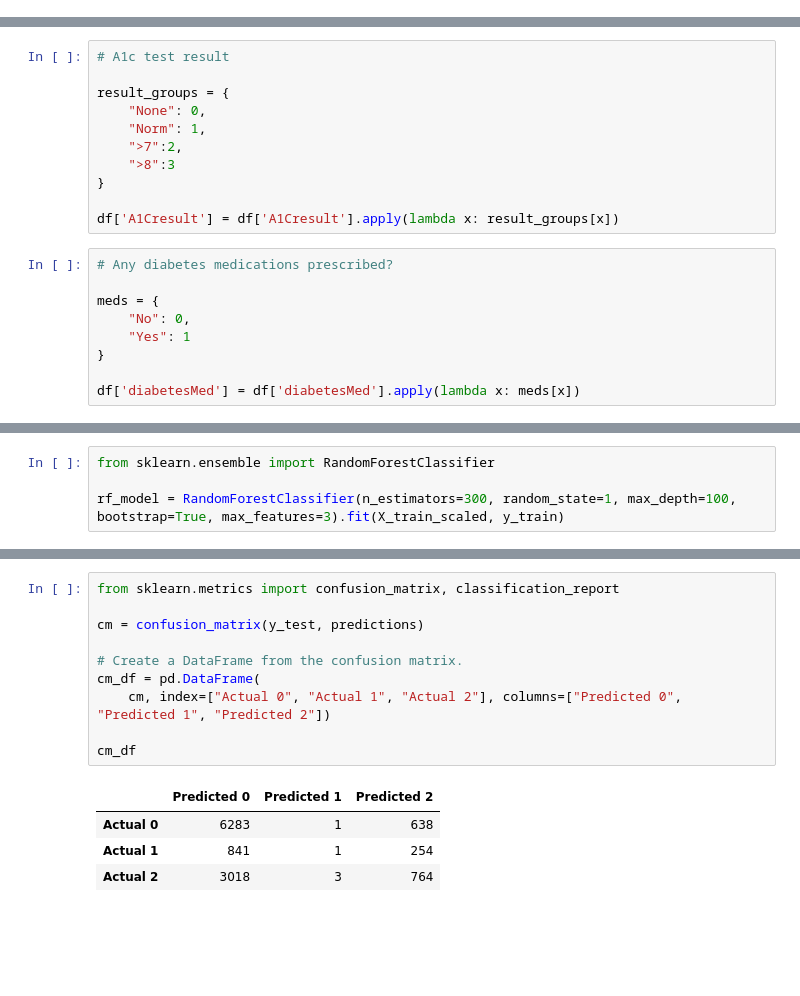
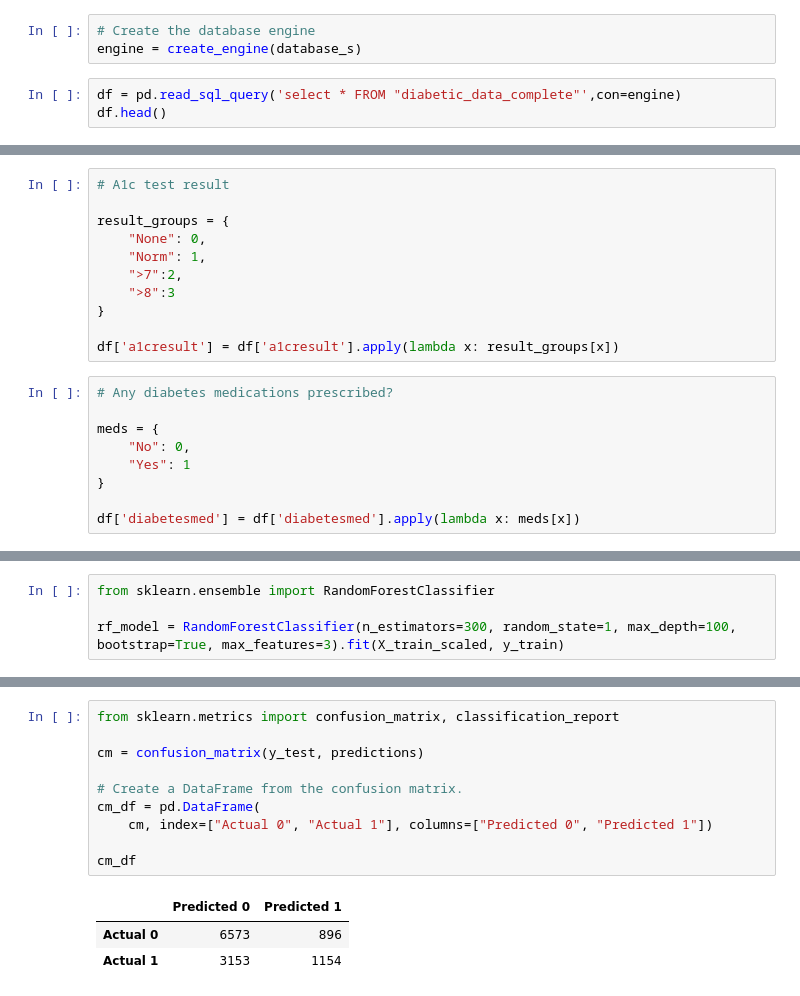
Before and after one commit to juberr/covid_vaccines_mobility, a Jupyter notebook: Feature Engineering.ipynb, the cells around one changed output, grey strips where cells are left out. Saved outputs shown, nothing was run; the diff lists cells and outputs as text; blank space fills up the shorter version.

Commit message:
Connected database

```diff
--- a/Feature Engineering.ipynb
+++ b/Feature Engineering.ipynb
@@ -7,0 +14,6 @@ df = pd.read_csv('diabetic_data.csv')
+# %%
+# Create the database engine
+engine = create_engine(database_s)
+# %%
+df = pd.read_sql_query('select * FROM "diabetic_data_complete"',con=engine)
+df.head()
@@ -288,7 +310,7 @@ result_groups = {
     ">8":3
 }
 
-df['A1Cresult'] = df['A1Cresult'].apply(lambda x: result_groups[x])
+df['a1cresult'] = df['a1cresult'].apply(lambda x: result_groups[x])
 # %%
 # Any diabetes medications prescribed?
 
@@ -297,7 +319,7 @@ meds = {
     "Yes": 1
 }
 
-df['diabetesMed'] = df['diabetesMed'].apply(lambda x: meds[x])
+df['diabetesmed'] = df['diabetesmed'].apply(lambda x: meds[x])
 # %%
 # Glucose serum test amount
 
@@ -505,18 +523,17 @@ acc_score
 # %%
 from sklearn.metrics import confusion_matrix, classification_report
 
 cm = confusion_matrix(y_test, predictions)
 
 # Create a DataFrame from the confusion matrix.
 cm_df = pd.DataFrame(
-    cm, index=["Actual 0", "Actual 1", "Actual 2"], columns=["Predicted 0", "Predicted 1", "Predicted 2"])
+    cm, index=["Actual 0", "Actual 1"], columns=["Predicted 0", "Predicted 1"])
 
 cm_df
 # %% [output]
-|  | Predicted 0 | Predicted 1 | Predicted 2 |
-| Actual 0 | 6283 | 1 | 638 |
-| Actual 1 | 841 | 1 | 254 |
-| Actual 2 | 3018 | 3 | 764 |
+|  | Predicted 0 | Predicted 1 |
+| Actual 0 | 6573 | 896 |
+| Actual 1 | 3153 | 1154 |
 # %%
 print(classification_report(y_test, predictions))
 # %% [output]
```
Also changed, not shown: parts of 19 cells of this notebook.
